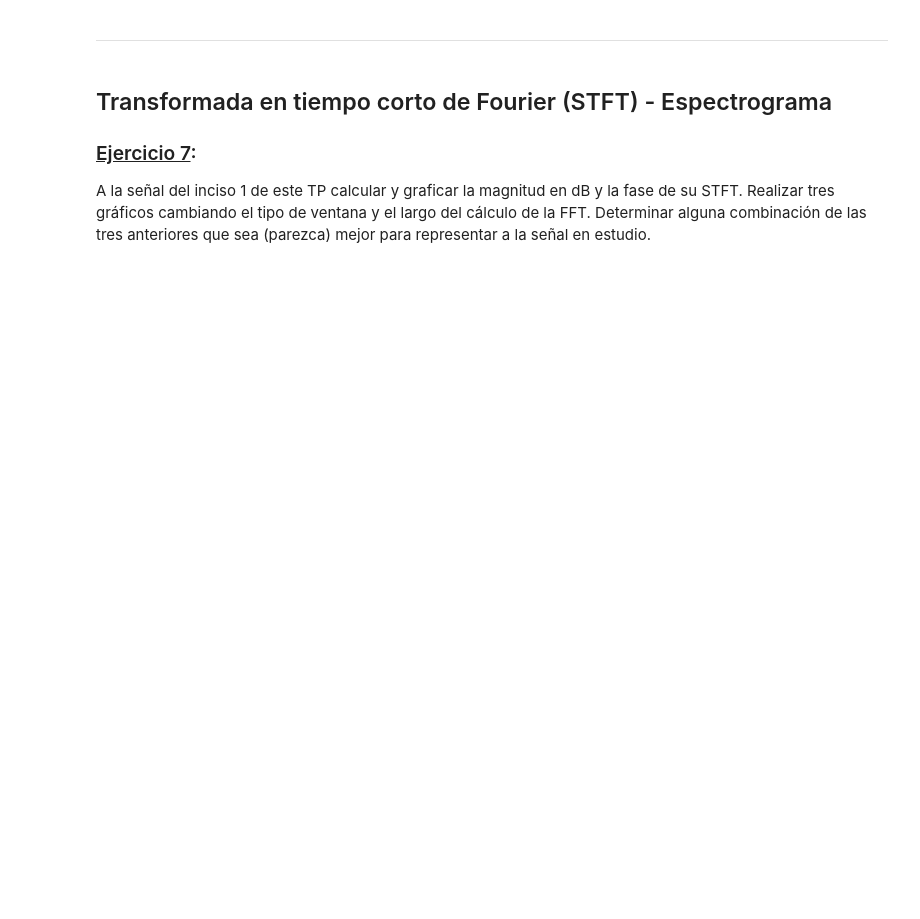
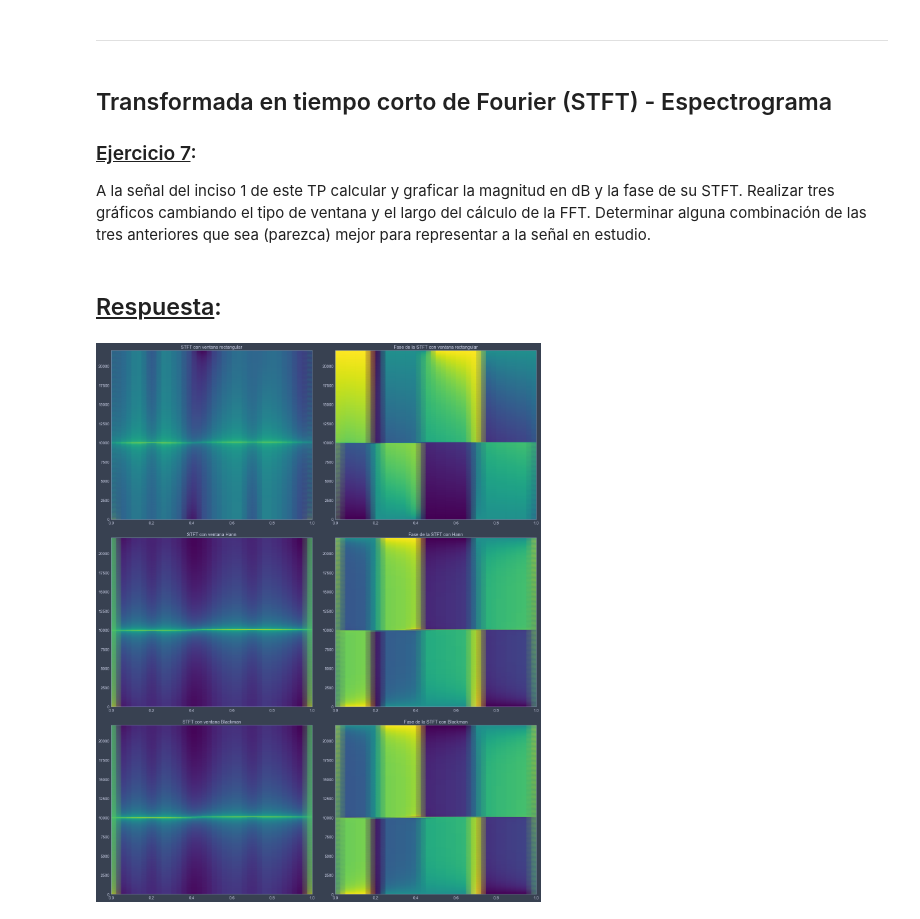
Before and after one commit to reborafs/dsp-untref, a Jupyter notebook: TPs/tp2/TP2.ipynb, the cells around one changed output. Drawn from its saved outputs; the diff is of its cells as text; code cells hidden in the pictures; blank space fills up the shorter version.

```diff
--- a/TPs/tp2/TP2.ipynb
+++ b/TPs/tp2/TP2.ipynb
@@ -460,3 +460,37 @@ fig.tight_layout()
 ## Transformada en tiempo corto de Fourier (STFT) - Espectrograma
 ### <u>Ejercicio 7</u>:
 A la señal del inciso 1 de este TP calcular y graficar la magnitud en dB y la fase de su STFT. Realizar tres gráficos cambiando el tipo de ventana y el largo del cálculo de la FFT. Determinar alguna combinación de las tres anteriores que sea (parezca) mejor para representar a la señal en estudio.
+# %% [markdown]
+## <u>Respuesta</u>:
+# %%
+ej7_x = np.copy(x)
+# Con ventana Rectangular y L=100
+ej7_fft_len1 = 4410
+ej7_freqs1, ejt_time1, Zxx1 = stft(ej7_x, fs, window='boxcar', nperseg=ej7_fft_len1)
+
+# Con ventana Hann y L=1000
+ej7_fft_len2 = 4410
+ej7_freqs2, ejt_time2, Zxx2 = stft(ej7_x, fs, window='blackman', nperseg=ej7_fft_len2)
+
+# Con ventana Blackman y L=10000
+ej7_fft_len3 = 4410
+ej7_freqs3, ejt_time3, Zxx3 = stft(ej7_x, fs, window='blackman', nperseg=ej7_fft_len3)
+# %%
+fig, ax = plt.subplots(3, 2, figsize=[20,25])
+ax[0,0].pcolormesh(ejt_time1, ej7_freqs1, 20*np.log10(np.abs(Zxx1)), shading='gouraud')
+ax[0,1].pcolormesh(ejt_time1, ej7_freqs1, np.angle(Zxx1), shading='gouraud')
+ax[1,0].pcolormesh(ejt_time2, ej7_freqs2, 20*np.log10(np.abs(Zxx2)), shading='gouraud')
+ax[1,1].pcolormesh(ejt_time2, ej7_freqs2, np.angle(Zxx2), shading='gouraud')
+ax[2,0].pcolormesh(ejt_time3, ej7_freqs3, 20*np.log10(np.abs(Zxx3)), shading='gouraud')
+ax[2,1].pcolormesh(ejt_time3, ej7_freqs3, np.angle(Zxx3), shading='gouraud')
+
+ax[0,0].set_title('STFT con ventana rectangular')
+ax[0,1].set_title('Fase de la STFT con ventana rectangular')
+ax[1,0].set_title('STFT con ventana Hann')
+ax[1,1].set_title('Fase de la STFT con Hann')
+ax[2,0].set_title('STFT con ventana Blackman')
+ax[2,1].set_title('Fase de la STFT con Blackman')
+
+fig.tight_layout()
+# %% [output]
+[figure, added]
```
Also changed, not shown: parts of 16 cells of this notebook.
